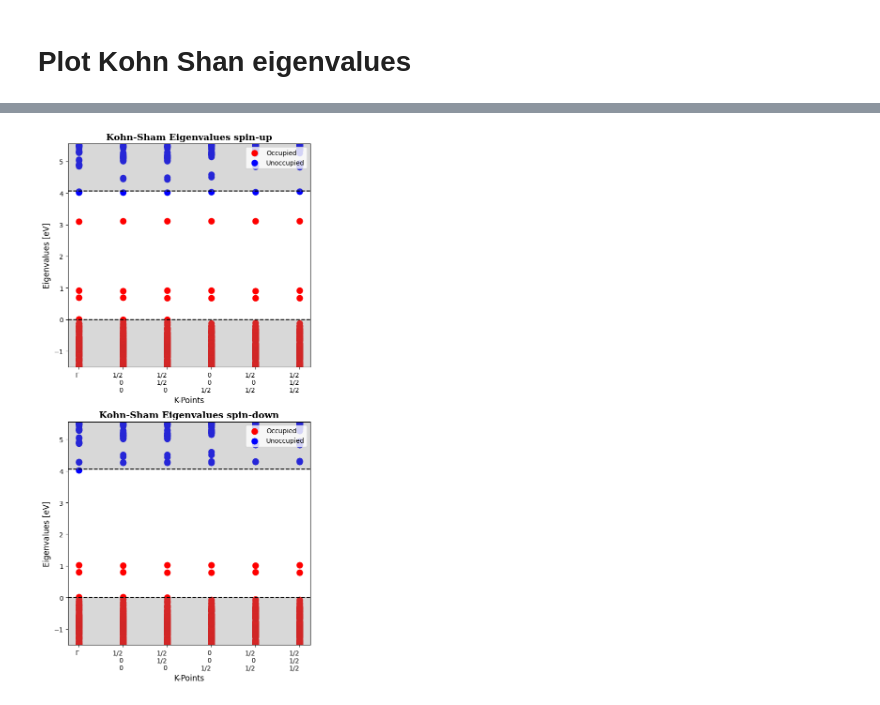
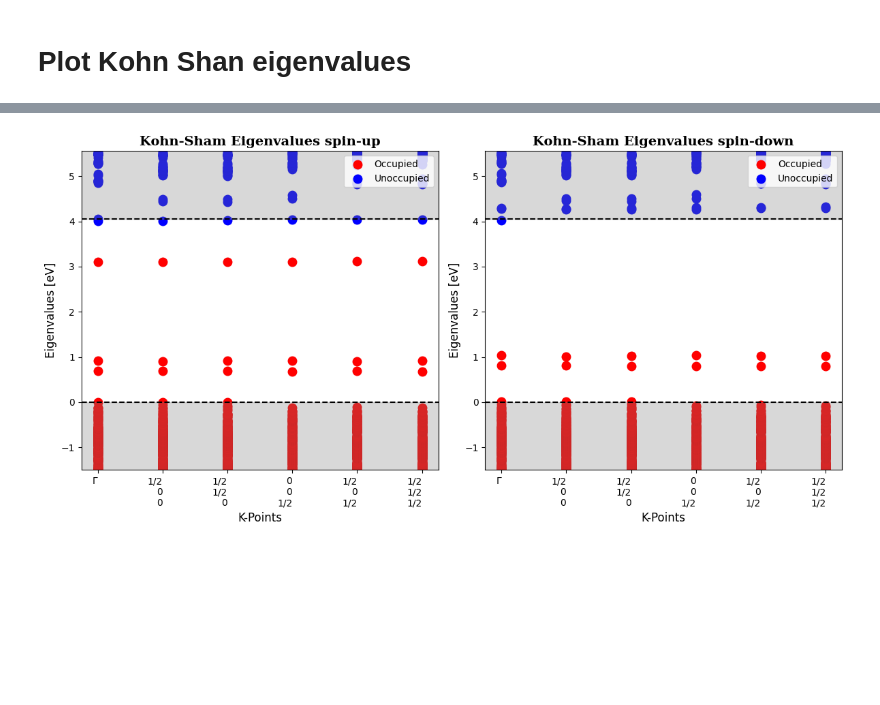
Before and after one commit to Luisrj14/VaspDefAnalysis, a Jupyter notebook: notebook/plot_KS_eigenvalues.ipynb, the cells around one changed output, grey strips where cells are left out. Drawn from its saved outputs; the diff is of its cells as text; code cells hidden in the pictures; blank space fills up the shorter version.

```diff
--- a/notebook/plot_KS_eigenvalues.ipynb
+++ b/notebook/plot_KS_eigenvalues.ipynb
@@ -29,15 +27,15 @@ fig
 # %%
 from VaspDefAnalysis.plotter.plot_KS_eigenvalues import PlotKohnShamEigenvalue
 
 # The VBM and CBM
 VBM = 5.9732
 CBM = 10.0299
 
 # Creat an istance of the VaspRunAnalysis class
 vasprun_path = '/home/luis/master_thesis_uio/thesis_project/output_from_vasp_saga/project_AlN/calcualtion_steps/supercell/defect_supercell/GGA-PBE/defect/C_N-C_Al/C_N-C_Al_-1/vasprun.xml'
-fig = PlotKohnShamEigenvalue.get_plot_KS_eigenvalues(vasprun_path=vasprun_path,VBM=VBM,CBM=CBM)
+fig = PlotKohnShamEigenvalue.get_plot_KS_eigenvalues(vasprun_path=vasprun_path,VBM=VBM,CBM=CBM,layout="horizontal")
 # %% [output]
-[figure, old version]
+[figure, new version]
 # %%
 import os
 import matplotlib.pyplot as plt
```
Also changed, not shown: parts of 1 cell of this notebook.
